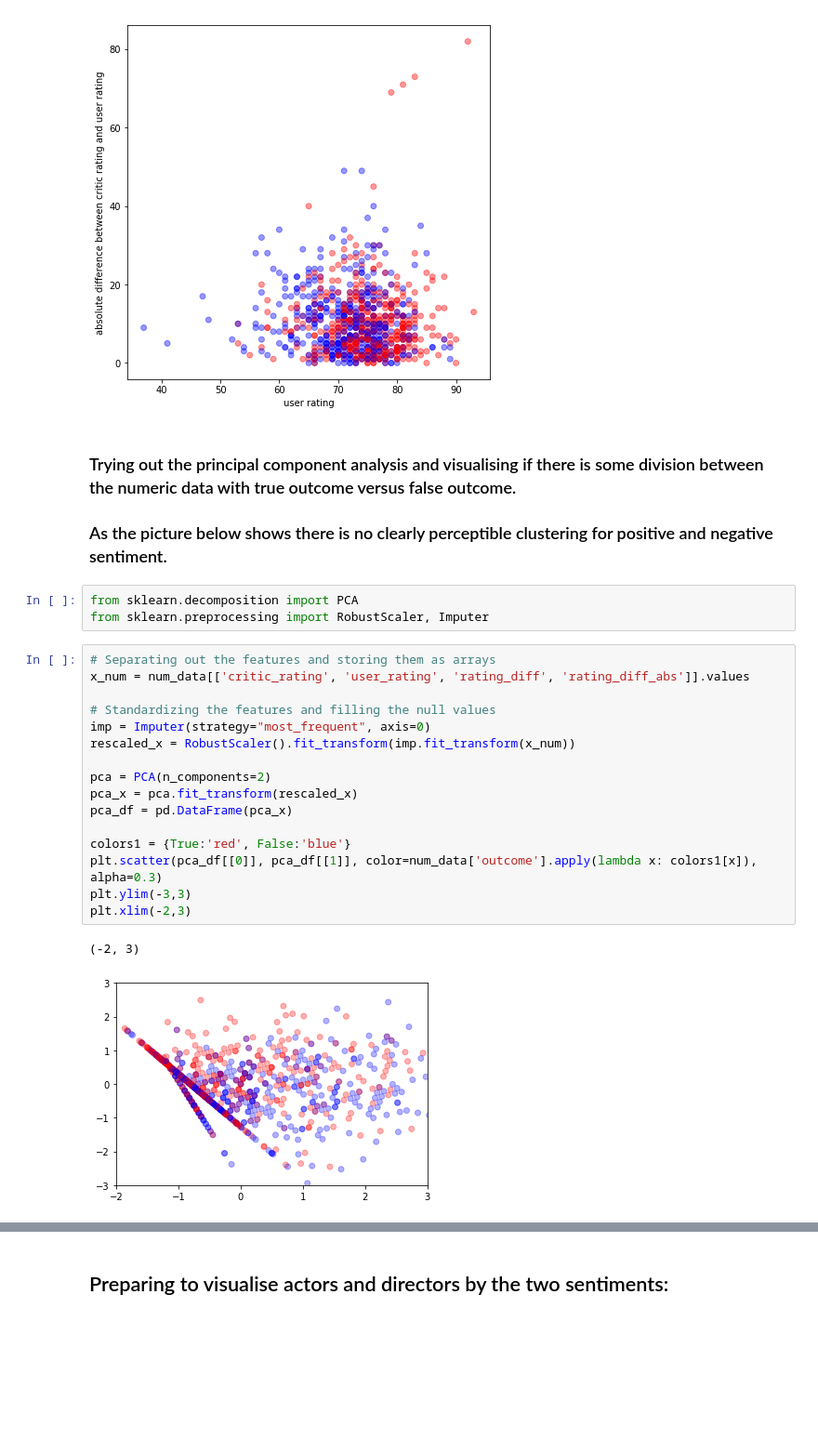
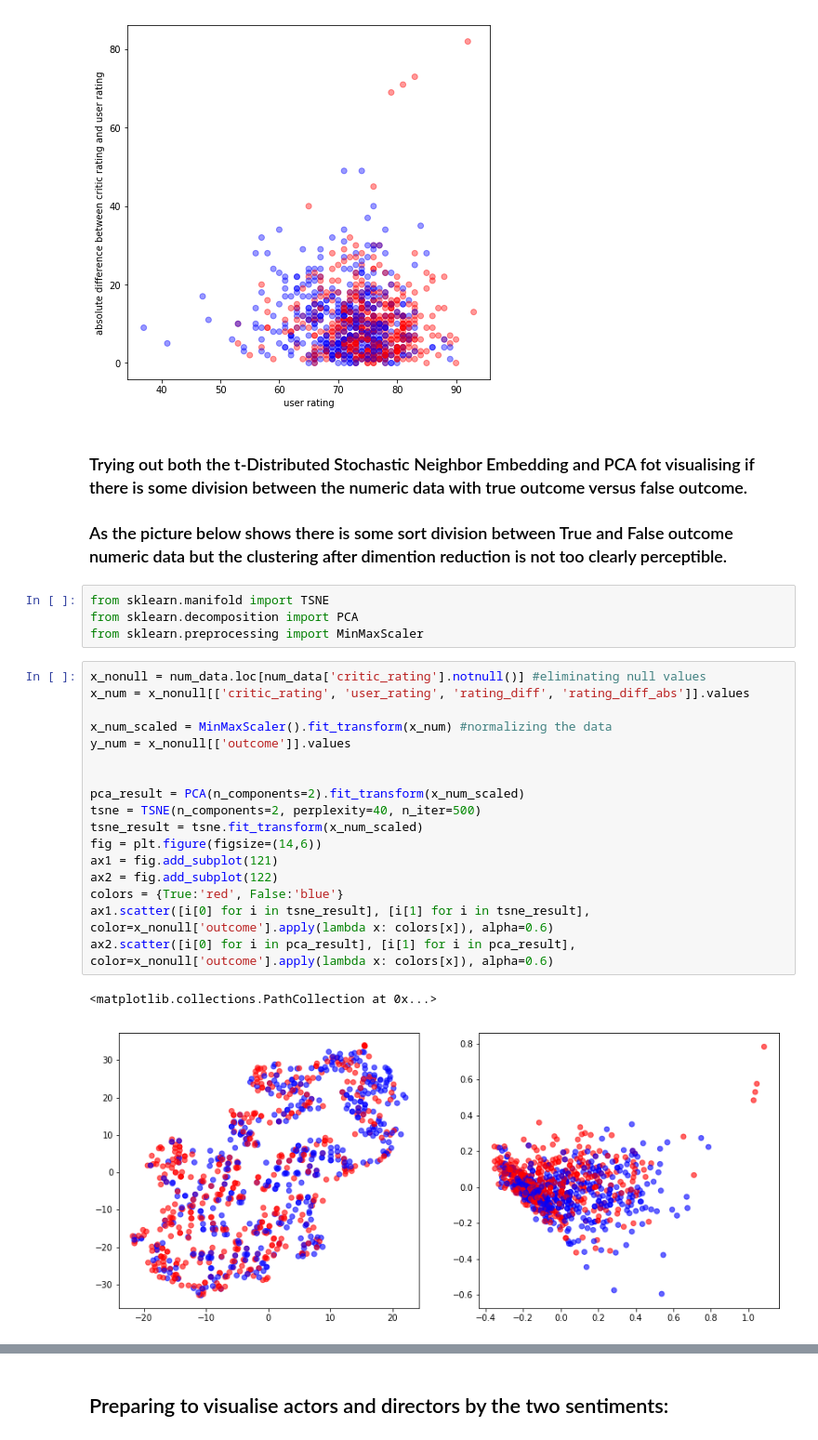
Before and after one commit to gabaslava/imdb, a Jupyter notebook: A. imdb data analysing. the code.ipynb, the cells around one changed output, grey strips where cells are left out. Shown at 93% size. Cells and saved outputs as stored; diff of their text form; blank space fills up the shorter version.

```diff
--- a/A. imdb data analysing. the code.ipynb
+++ b/A. imdb data analysing. the code.ipynb
@@ -81,28 +81,29 @@ plt.show()
 [figure]
 [figure]
 # %% [markdown]
-### Trying out the principal component analysis and visualising if there is some division between the numeric data with true outcome versus false outcome.
-
-### As the picture below shows there is no clearly perceptible clustering for positive and negative sentiment.
+### Trying out both the t-Distributed Stochastic Neighbor Embedding  and PCA fot visualising if there is some division between the numeric data with true outcome versus false outcome.
+### As the picture below shows there is some sort division between True and False outcome numeric data but the clustering after dimention reduction is not too clearly perceptible.
 # %%
+from sklearn.manifold import TSNE
 from sklearn.decomposition import PCA
-from sklearn.preprocessing import RobustScaler, Imputer
+from sklearn.preprocessing import MinMaxScaler
-# %%
-# Separating out the features and storing them as arrays
-x_num = num_data[['critic_rating', 'user_rating', 'rating_diff', 'rating_diff_abs']].values
-
-# Standardizing the features and filling the null values
-imp = Imputer(strategy="most_frequent", axis=0)
-rescaled_x = RobustScaler().fit_transform(imp.fit_transform(x_num))
-
-pca = PCA(n_components=2)
-pca_x = pca.fit_transform(rescaled_x)
-pca_df = pd.DataFrame(pca_x)
-
-colors1 = {True:'red', False:'blue'}
-plt.scatter(pca_df[[0]], pca_df[[1]], color=num_data['outcome'].apply(lambda x: colors1[x]), alpha=0.3)
-plt.ylim(-3,3)
-plt.xlim(-2,3)
-# %% [output]
-(-2, 3)
-[figure, removed]
+# %%
+x_nonull = num_data.loc[num_data['critic_rating'].notnull()] #eliminating null values
+x_num = x_nonull[['critic_rating', 'user_rating', 'rating_diff', 'rating_diff_abs']].values
+
+x_num_scaled = MinMaxScaler().fit_transform(x_num) #normalizing the data
+y_num = x_nonull[['outcome']].values
+
+
+pca_result = PCA(n_components=2).fit_transform(x_num_scaled)
+tsne = TSNE(n_components=2, perplexity=40, n_iter=500)
+tsne_result = tsne.fit_transform(x_num_scaled)
+fig = plt.figure(figsize=(14,6))
+ax1 = fig.add_subplot(121)
+ax2 = fig.add_subplot(122)
+colors = {True:'red', False:'blue'}
+ax1.scatter([i[0] for i in tsne_result], [i[1] for i in tsne_result], color=x_nonull['outcome'].apply(lambda x: colors[x]), alpha=0.6)
+ax2.scatter([i[0] for i in pca_result], [i[1] for i in pca_result], color=x_nonull['outcome'].apply(lambda x: colors[x]), alpha=0.6)
+# %% [output]
+<matplotlib.collections.PathCollection at 0x...>
+[figure, added]
```
Also changed, not shown: parts of 10 cells of this notebook, 1 other file.
